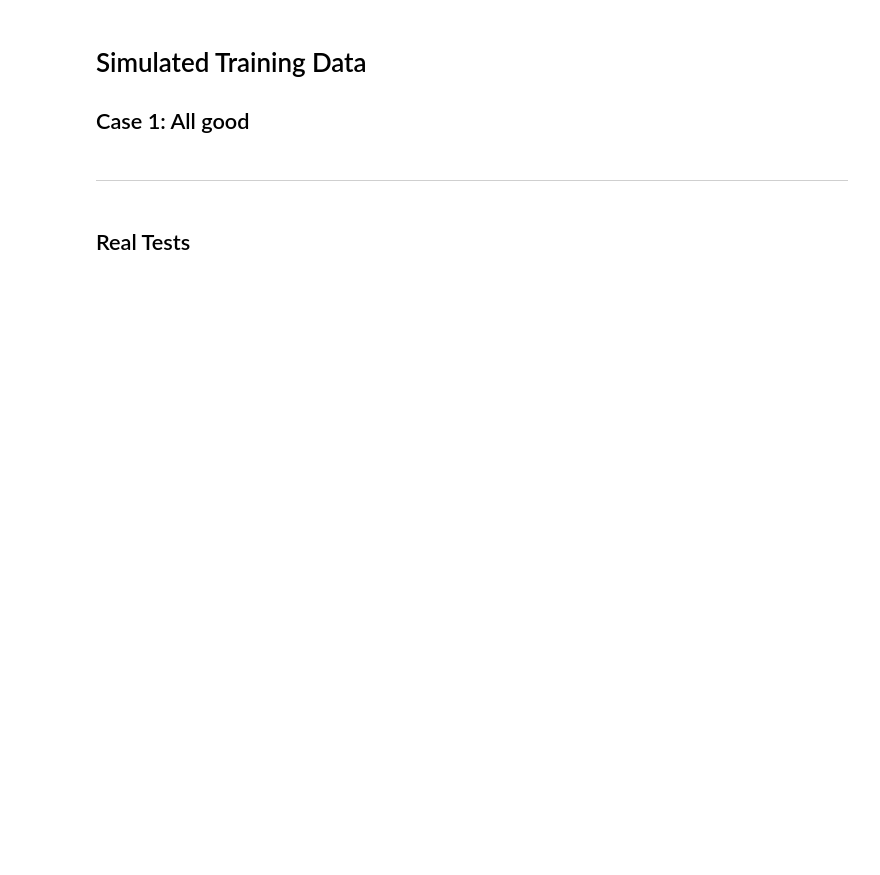
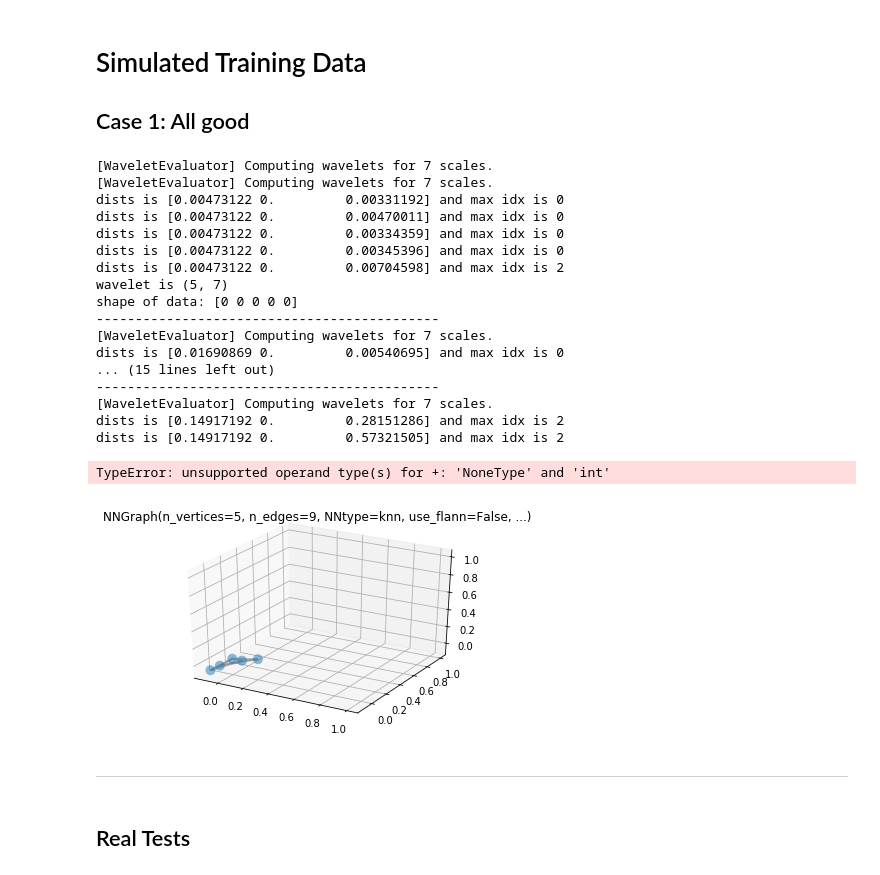
Before and after one commit to ethz-asl/fgsp, a Jupyter notebook: src/training_data_generation.ipynb, the cells around one changed output. Drawn from its saved outputs; the diff is of its cells as text; code cells hidden in the pictures; blank space fills up the shorter version.

Commit message:
wip simple classifier

```diff
--- a/src/training_data_generation.ipynb
+++ b/src/training_data_generation.ipynb
@@ -366,3 +343,68 @@ for sigma in sigmas:
+# %%
+def evaluate_nodes(opt_psi, opt_signal, est_psi, est_signal):
+    n_signal = len(opt_signal)
+    assert n_signal == len(opt_signal)
+#     for i in range(0, n_signal):
+
+def create_signal_from_traj(traj):
+    traj_origin = traj[0,:]
+    pos_signal = (traj - traj_origin).squeeze()
+    x_pos = np.linalg.norm(pos_signal, ord=2, axis=1)
+    return x_pos
+
+opt_traj = np.array([[0,0,0],[1,0,1],[1,2,1],[2,2,1],[3,3,1]])
+opt_graph = graphs.NNGraph(opt_traj, use_flann=False, k=3)
+opt_graph.compute_fourier_basis()
+opt_graph.plot()
+
+opt_eval = WaveletEvaluator()
+opt_psi = opt_eval.compute_wavelets(opt_graph)
+opt_signal = create_signal_from_traj(opt_traj)
+W_opt = opt_eval.compute_wavelets_coeffs(opt_psi, opt_signal)
+
+sigmas = [0.01, 0.02, 0.03, 0.5]
+for sigma in sigmas:
+    samples_1 = np.random.normal(0, sigma, opt_graph.N)
+    samples_2 = np.random.normal(0, sigma, opt_graph.N)
+    samples_3 = np.random.normal(0, sigma, opt_graph.N)
+    shifted_est_traj = opt_traj + np.array([samples_1, samples_2, samples_3]).transpose()
+    est_signal = create_signal_from_traj(shifted_est_traj)
+
+    est_graph = graphs.NNGraph(shifted_est_traj, use_flann=False, k=3)
+    est_graph.compute_fourier_basis()
+
+    est_eval = WaveletEvaluator()
+    est_psi = est_eval.compute_wavelets(est_graph)
+
+    W_est = est_eval.compute_wavelets_coeffs(est_psi, est_signal)
+    data = opt_eval.compute_features(W_opt, W_est)
+#     print(f'W_opt {W_opt[0, :]} and W_est {W_est[0, :]}')
+    labels = opt_eval.classify_simple(data)
+
+
+    print(f'wavelet is {W_est.shape}')
+    print(f'shape of data: {labels}')
+    print('--------------------------------------------')
+# %% [output]
+[WaveletEvaluator] Computing wavelets for 7 scales.
+[WaveletEvaluator] Computing wavelets for 7 scales.
+dists is [0.00473122 0.         0.00331192] and max idx is 0
+dists is [0.00473122 0.         0.00470011] and max idx is 0
+dists is [0.00473122 0.         0.00334359] and max idx is 0
+dists is [0.00473122 0.         0.00345396] and max idx is 0
+dists is [0.00473122 0.         0.00704598] and max idx is 2
+wavelet is (5, 7)
+shape of data: [0 0 0 0 0]
+--------------------------------------------
+[WaveletEvaluator] Computing wavelets for 7 scales.
+dists is [0.01690869 0.         0.00540695] and max idx is 0
+... (15 lines left out)
+--------------------------------------------
+[WaveletEvaluator] Computing wavelets for 7 scales.
+dists is [0.14917192 0.         0.28151286] and max idx is 2
+dists is [0.14917192 0.         0.57321505] and max idx is 2
+TypeError: unsupported operand type(s) for +: 'NoneType' and 'int'
+[figure, added]
 # %% [markdown]
 -------------------------------
 # %%
```
Also changed, not shown: parts of 5 cells of this notebook, 1 other file.
